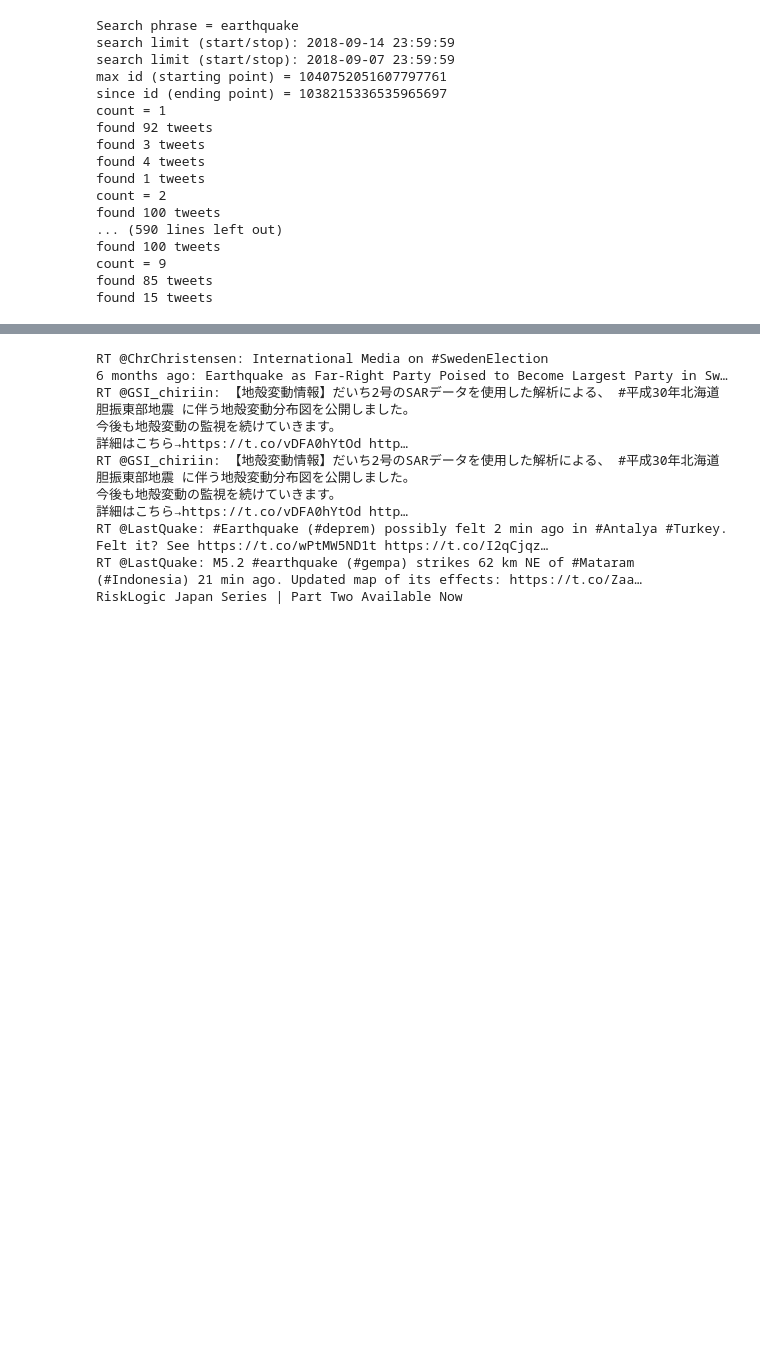
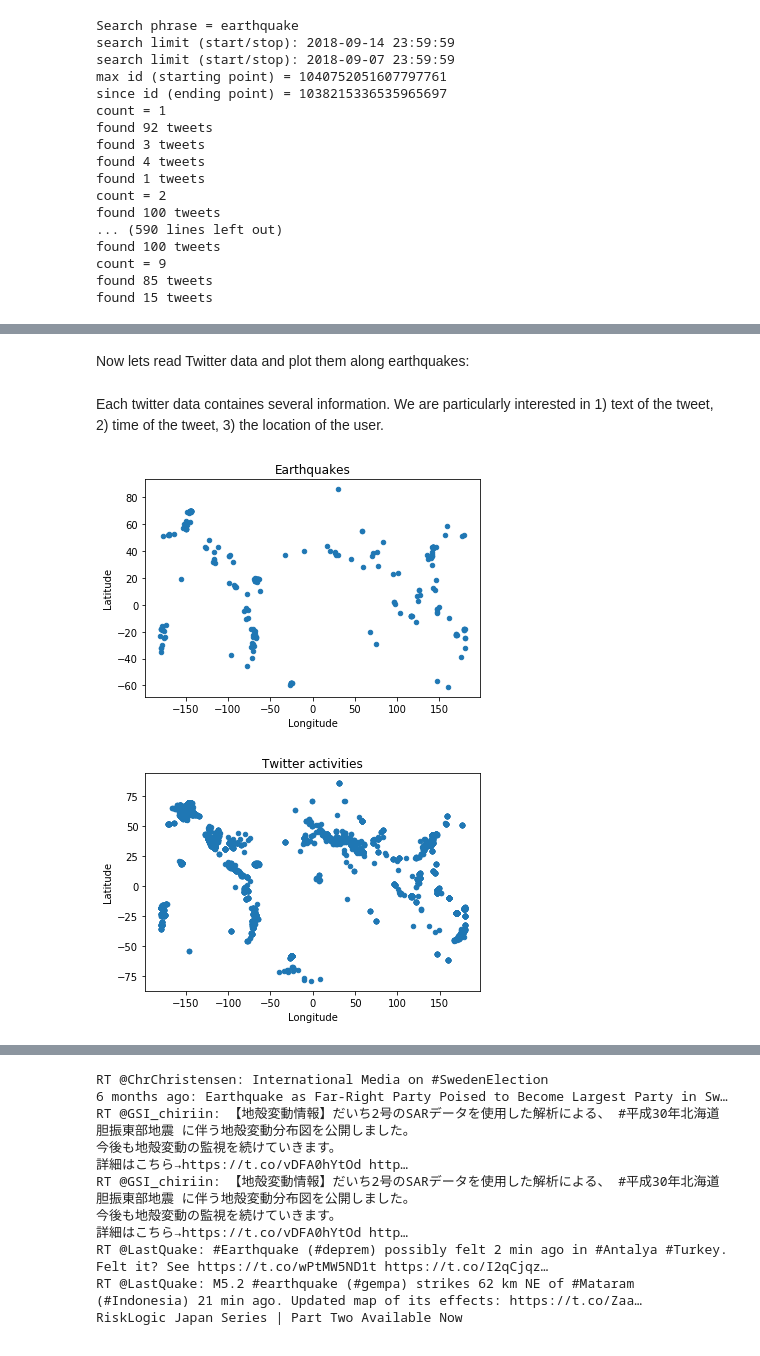
Before and after one commit to smousavi05/Estimating-Earthquake-Locations-Using-Twitter-Data-and-an-Unsupervised-Clustering, a Jupyter notebook: twitt_earthquake.ipynb, the cells around one changed output, grey strips where cells are left out. Drawn from its saved outputs; the diff is of its cells as text; code cells hidden in the pictures; blank space fills up the shorter version.

```diff
--- a/twitt_earthquake.ipynb
+++ b/twitt_earthquake.ipynb
@@ -221,0 +286,2 @@ If we plot the text of first 10 tweets
+# %% [markdown]
+Now lets read Twitter data and plot them along earthquakes:
@@ -221,0 +308,3 @@ If we plot the text of first 10 tweets
+# %% [markdown]
+Each twitter data containes several information.
+We are particularly interested in 1) text of the tweet, 2) time of the tweet, 3) the location of the user.
@@ -221,0 +329,15 @@ If we plot the text of first 10 tweets
+# %%
+eqs.plot(x='longitude', y='latitude', kind = 'scatter')
+plt.title('Earthquakes')
+plt.xlabel('Longitude')
+plt.ylabel('Latitude')
+plt.show()
+
+df.plot(x='longitude', y='latitude', kind = 'scatter')
+plt.title('Twitter activities')
+plt.xlabel('Longitude')
+plt.ylabel('Latitude')
+plt.show()
+# %% [output]
+[figure, added]
+[figure, added]
```
Also changed, not shown: parts of 28 cells of this notebook.
